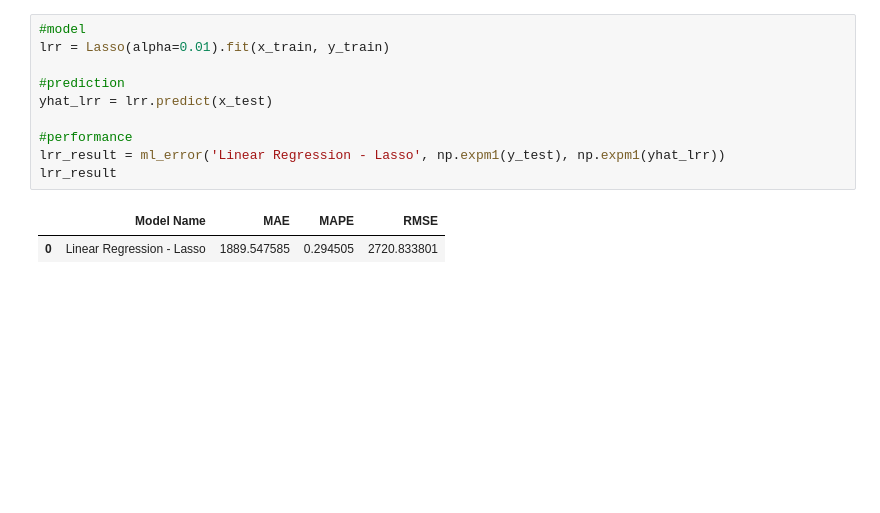
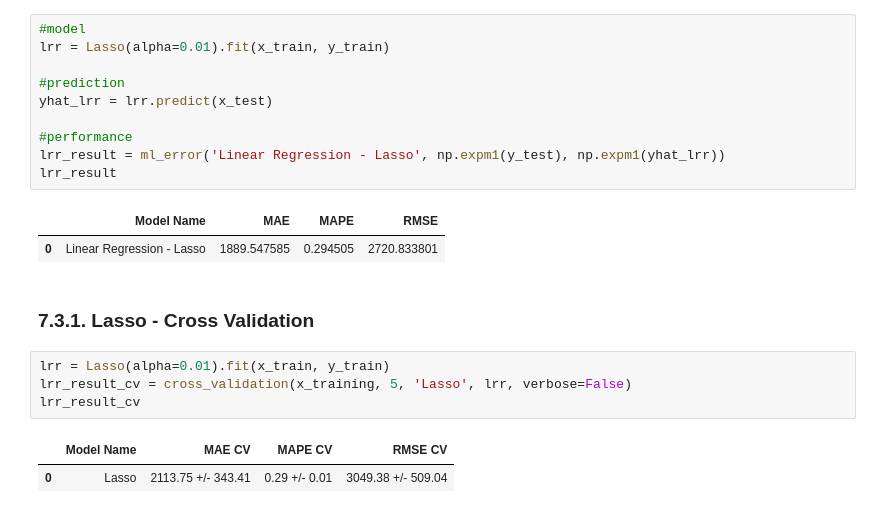
Before and after one commit to daniazevedo7/DataScience_Em_Producao, a Jupyter notebook: proj_m07_v01_store_sales_prediction.ipynb, the cells around one changed output. Drawn from its saved outputs; the diff is of its cells as text; blank space fills up the shorter version.

```diff
--- a/proj_m07_v01_store_sales_prediction.ipynb
+++ b/proj_m07_v01_store_sales_prediction.ipynb
@@ -1005,3 +1061,12 @@ lrr_result
 # %% [output]
 |  | Model Name | MAE | MAPE | RMSE |
 | 0 | Linear Regression - Lasso | 1889.547585 | 0.294505 | 2720.833801 |
+# %% [markdown]
+### 7.3.1. Lasso - Cross Validation
+# %%
+lrr = Lasso(alpha=0.01).fit(x_train, y_train)
+lrr_result_cv = cross_validation(x_training, 5, 'Lasso', lrr, verbose=False)
+lrr_result_cv
+# %% [output]
+|  | Model Name | MAE CV | MAPE CV | RMSE CV |
+| 0 | Lasso | 2113.75 +/- 343.41 | 0.29 +/- 0.01 | 3049.38 +/- 509.04 |
```
Also changed, not shown: parts of 24 cells of this notebook.
